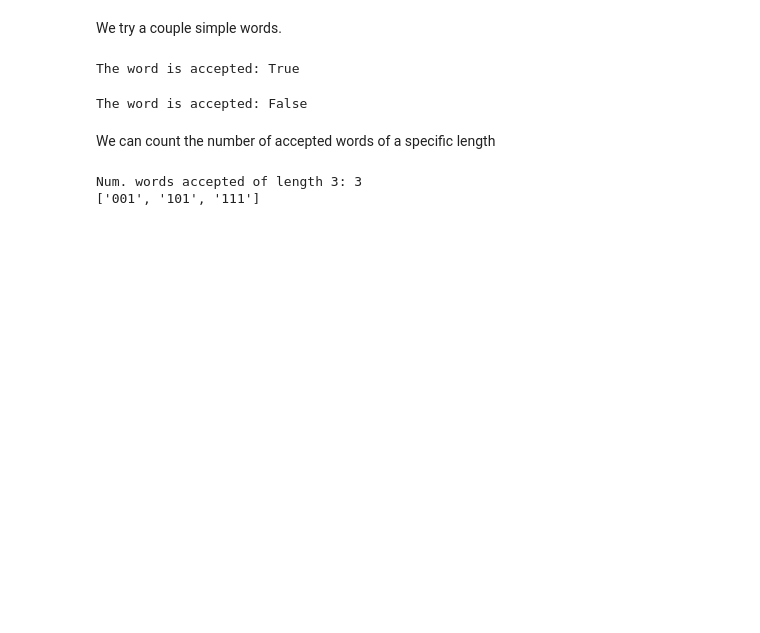
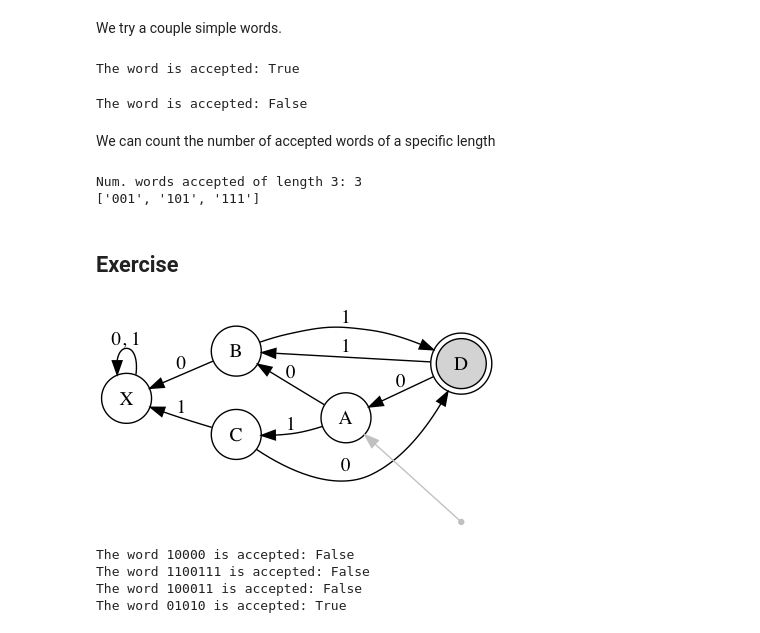
Before and after one commit to guiem/my_notebooks, a Jupyter notebook: automata/dfa.ipynb, the cells around one changed output. Saved outputs shown, nothing was run; the diff lists cells and outputs as text; code cells hidden in the pictures; blank space fills up the shorter version.

```diff
--- a/automata/dfa.ipynb
+++ b/automata/dfa.ipynb
@@ -66,3 +68,32 @@ print(accepted)
 # %% [output]
 Num. words accepted of length 3: 3
 ['001', '101', '111']
+# %% [markdown]
+## Exercise <a class="anchor" id="exercise"></a>
+# %%
+dfa = DFA(
+    states={'A', 'B', 'C', 'D', 'X'},
+    input_symbols={'0', '1'},
+    transitions={
+        'A': {'0': 'B', '1': 'C'},
+        'B': {'0': 'X', '1': 'D'},
+        'C': {'0': 'D', '1': 'X'},
+        'D': {'0': 'A', '1': 'B'},
+        'X': {'0': 'X', '1': 'X'}
+    },
+    initial_state='A',
+    final_states={'D'}
+)
+# %%
+dfa.render(show='ipynb')
+# %% [output]
+[figure, added]
+# %%
+words = ['10000', '1100111', '100011', '01010']
+for word in words:
+    print("The word {} is accepted: {}".format(word, dfa.input_accepted(word)))
+# %% [output]
+The word 10000 is accepted: False
+The word 1100111 is accepted: False
+The word 100011 is accepted: False
+The word 01010 is accepted: True
```
Also changed, not shown: parts of 3 cells of this notebook.
